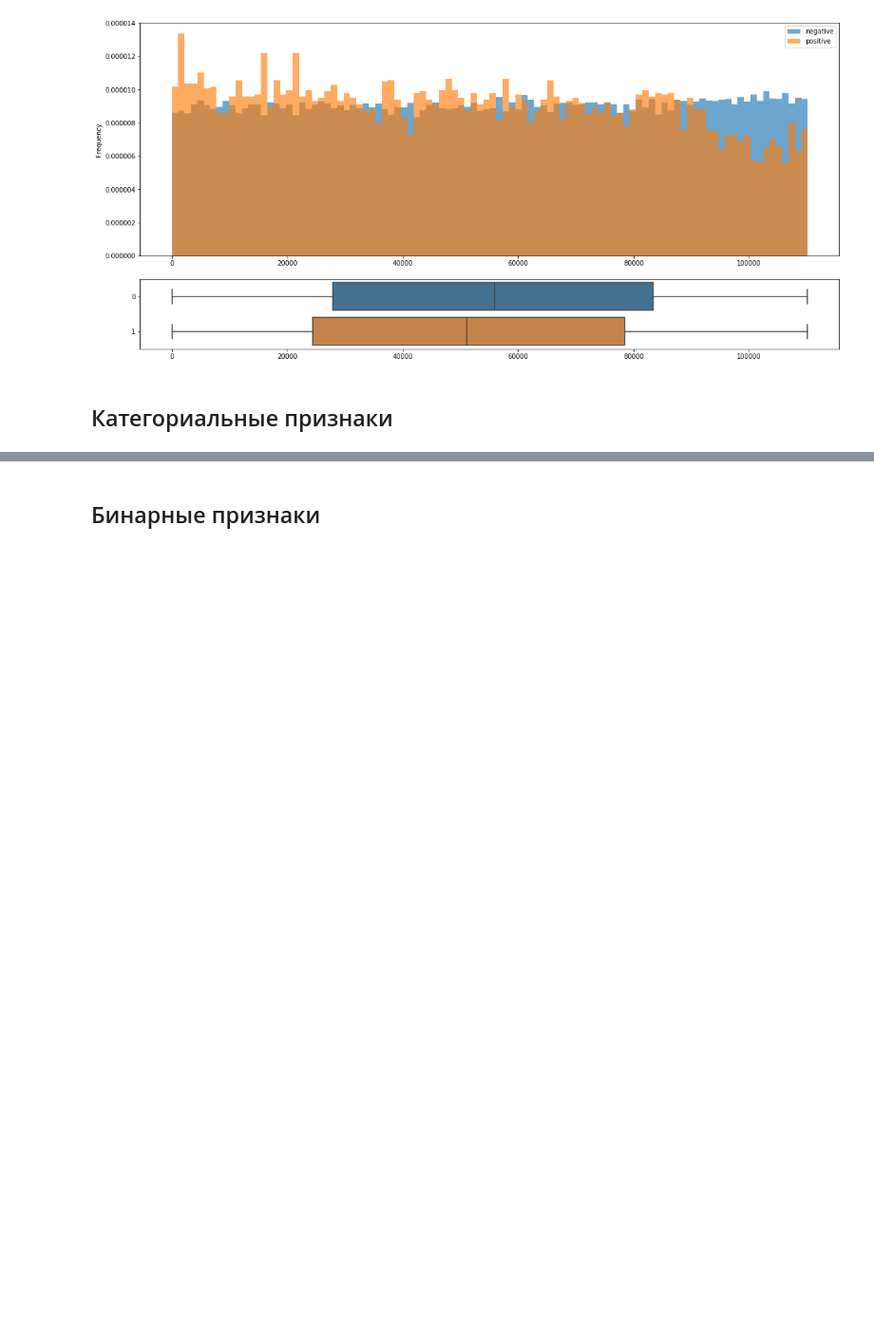
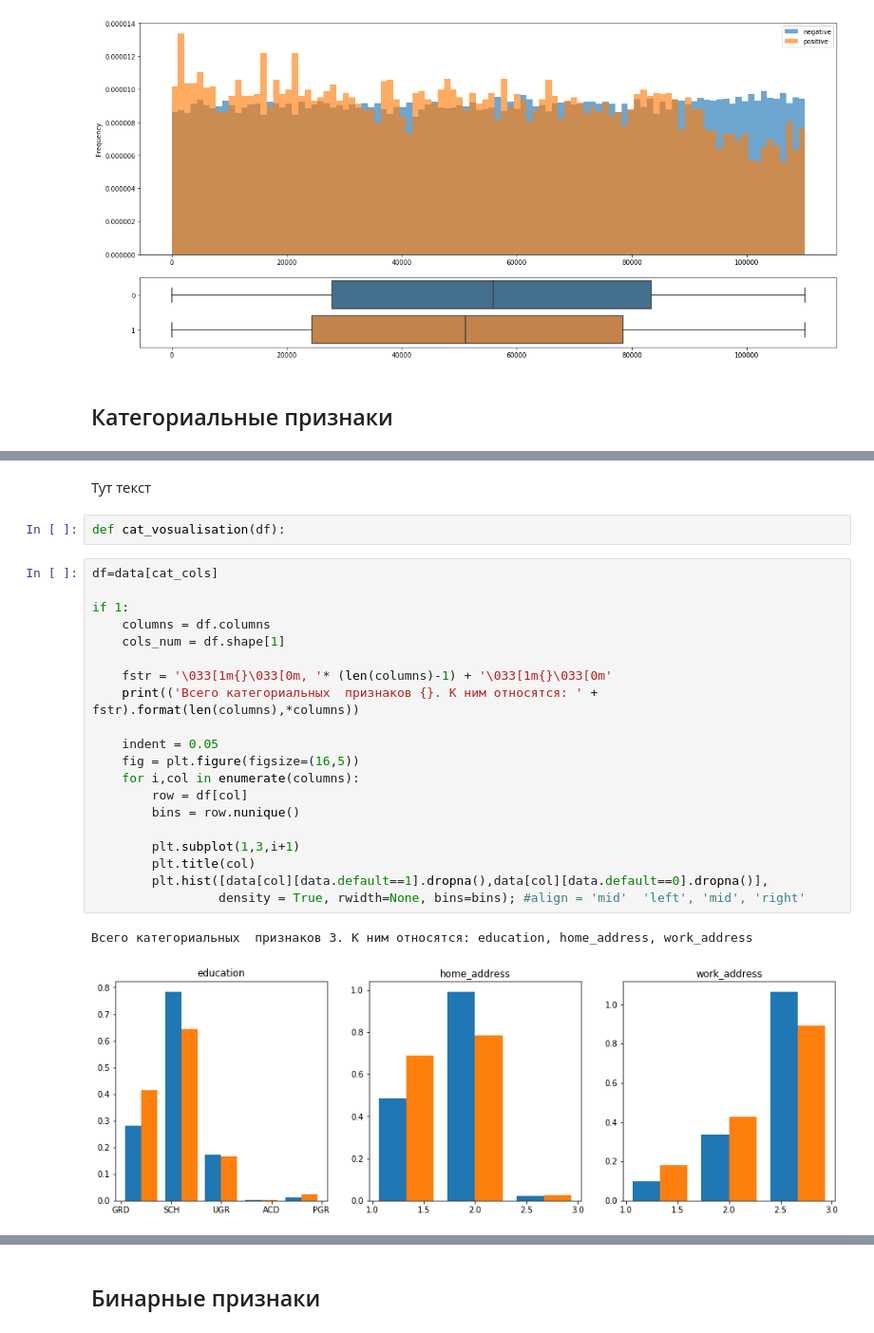
Before and after one commit to Urusut/IvanovDmitryV, a Jupyter notebook: Unit_5/Project_4.ipynb, the cells around one changed output, grey strips where cells are left out. Shown at 95% size. Cells and saved outputs as stored; diff of their text form; blank space fills up the shorter version.

```diff
--- a/Unit_5/Project_4.ipynb
+++ b/Unit_5/Project_4.ipynb
@@ -262,0 +281,27 @@ Index(['education', 'home_address', 'work_address'], dtype='object')
+# %% [markdown]
+Тут текст
+# %%
+def cat_vosualisation(df):
+# %%
+df=data[cat_cols]
+
+if 1:
+    columns = df.columns
+    cols_num = df.shape[1]
+
+    fstr = '\033[1m{}\033[0m, '* (len(columns)-1) + '\033[1m{}\033[0m'
+    print(('Всего категориальных  признаков {}. К ним относятся: ' + fstr).format(len(columns),*columns))
+
+    indent = 0.05
+    fig = plt.figure(figsize=(16,5))
+    for i,col in enumerate(columns):
+        row = df[col]
+        bins = row.nunique()
+
+        plt.subplot(1,3,i+1)
+        plt.title(col)
+        plt.hist([data[col][data.default==1].dropna(),data[col][data.default==0].dropna()],
+                 density = True, rwidth=None, bins=bins); #align = 'mid'  'left', 'mid', 'right'
+# %% [output]
+Всего категориальных  признаков 3. К ним относятся: education, home_address, work_address
+[figure, added]
```
Also changed, not shown: parts of 11 cells of this notebook, 1 other file.
